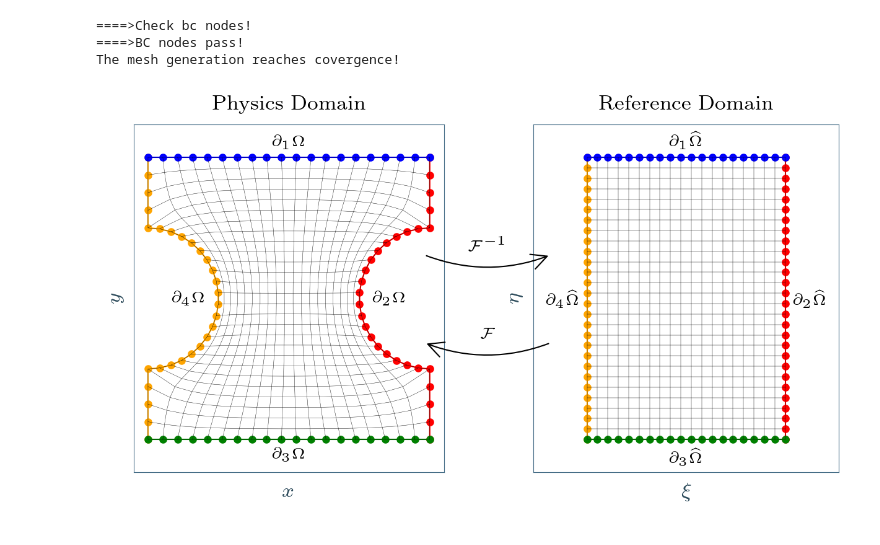
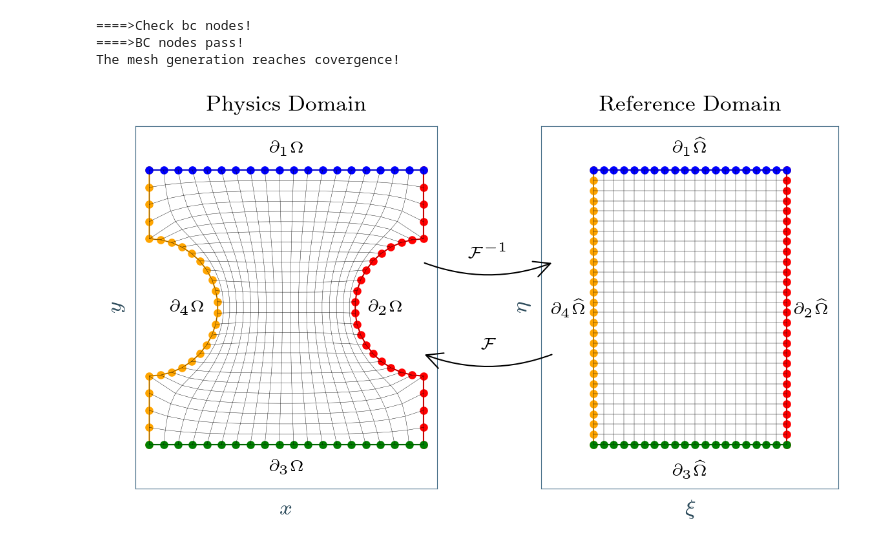
Before and after one commit to bonneted/PhD, a Jupyter notebook: chapters/III_SPINN.ipynb, the cells around one changed output. Drawn from its saved outputs; the diff is of its cells as text; code cells hidden in the pictures.

```diff
--- a/chapters/III_SPINN.ipynb
+++ b/chapters/III_SPINN.ipynb
@@ -11,6 +11,7 @@ os.environ['JAX_PLATFORMS'] = 'cpu'
 import time
 import numpy as np
 import matplotlib.pyplot as plt
+import matplotlib as mpl
 import scienceplots
 plt.style.use(['science', 'grid'])
 
@@ -26,4 +27,6 @@ page_width = get_current_config().page_width
 
 results_folder = '../results/III_SeparablePINNs'
 save_fig = True
+if save_fig:
+    mpl.rcParams['pgf.texsystem'] = 'pdflatex'
 # %% [output]
@@ -538,7 +547,7 @@ fig.tight_layout()
 # Physics domain: add padding only top/bottom
 xmin, xmax = ax[0].get_xlim()
 ymin, ymax = ax[0].get_ylim()
-y_pad = 0.06 * (ymax - ymin)  # 15% vertical padding
+y_pad = 0.1 * (ymax - ymin)  # 15% vertical padding
 ax[0].set_xlim(xmin, xmax)    # keep original horizontally
 ax[0].set_ylim(ymin - y_pad, ymax + y_pad)
 
@@ -546,7 +555,7 @@ ax[0].set_ylim(ymin - y_pad, ymax + y_pad)
 xmin, xmax = ax[1].get_xlim()
 ymin, ymax = ax[1].get_ylim()
 x_pad = 0.2 * (xmax - xmin)
-y_pad = 0.06 * (ymax - ymin)
+y_pad = 0.1 * (ymax - ymin)
 ax[1].set_xlim(xmin - x_pad, xmax + x_pad)
 ax[1].set_ylim(ymin - y_pad, ymax + y_pad)
 
@@ -566,36 +575,40 @@ arrow_fw = FancyArrowPatch(
 )
 fig.patches.append(arrow_fw)
 fig.text(0.5, arrow_fwd_h, r'$\mathcal{F}^{-1}$', ha='center', va='bottom')
 
 # Inverse mapping arrow (Reference -> Physics)
 arrow_inv = FancyArrowPatch(
     (0.575, arrow_inv_h), (0.425, arrow_inv_h),
     transform=fig.transFigure,
     connectionstyle="arc3,rad=-0.2",
     arrowstyle="->",
     mutation_scale=15,
     linewidth=0.5,
     # color="black"
 )
 fig.patches.append(arrow_inv)
 fig.text(0.5, arrow_inv_h, r'$\mathcal{F}$', ha='center', va='bottom')
 
 # ---- Boundary labels ----
 # Physics domain
-ax[0].text(0.5, 0.93, r'$\partial_1\Omega$', ha='center', va='bottom', transform=ax[0].transAxes)
+ax[0].text(0.5, 0.92, r'$\partial_1\Omega$', ha='center', va='bottom', transform=ax[0].transAxes)
 ax[0].text(0.77, 0.5, r'$\partial_2\Omega$', ha='left', va='center', transform=ax[0].transAxes)
-ax[0].text(0.5, 0.07, r'$\partial_3\Omega$', ha='center', va='top', transform=ax[0].transAxes)
+ax[0].text(0.5, 0.08, r'$\partial_3\Omega$', ha='center', va='top', transform=ax[0].transAxes)
 ax[0].text(0.23, 0.5, r'$\partial_4\Omega$', ha='right', va='center', transform=ax[0].transAxes)
 
 # Reference domain
-ax[1].text(0.5, 0.93, r'$\partial_1\widehat{\Omega}$', ha='center', va='bottom', transform=ax[1].transAxes)
+ax[1].text(0.5, 0.92, r'$\partial_1\widehat{\Omega}$', ha='center', va='bottom', transform=ax[1].transAxes)
 ax[1].text(0.85, 0.5, r'$\partial_2\widehat{\Omega}$', ha='left', va='center', transform=ax[1].transAxes)
-ax[1].text(0.5, 0.07, r'$\partial_3\widehat{\Omega}$', ha='center', va='top', transform=ax[1].transAxes)
+ax[1].text(0.5, 0.08, r'$\partial_3\widehat{\Omega}$', ha='center', va='top', transform=ax[1].transAxes)
 ax[1].text(0.15, 0.5, r'$\partial_4\widehat{\Omega}$', ha='right', va='center', transform=ax[1].transAxes)
 
 fig.tight_layout()
 plt.show()
 
-fig.savefig('mapping_example.png', dpi=300)
+if save_fig:
+    figure_dir = os.path.join(results_folder, "figures")
+    os.makedirs(figure_dir + '/pgf', exist_ok=True)
+    fig.savefig(os.path.join(figure_dir, 'pgf', 'elliptic_mapping.pgf'), bbox_inches='tight')
+    fig.savefig(os.path.join(figure_dir, 'elliptic_mapping.png'), dpi=300, bbox_inches='tight')
 # %% [output]
-[figure, old version]
+[figure, new version]
```
Also changed, not shown: parts of 1 cell of this notebook, 3 other files.
